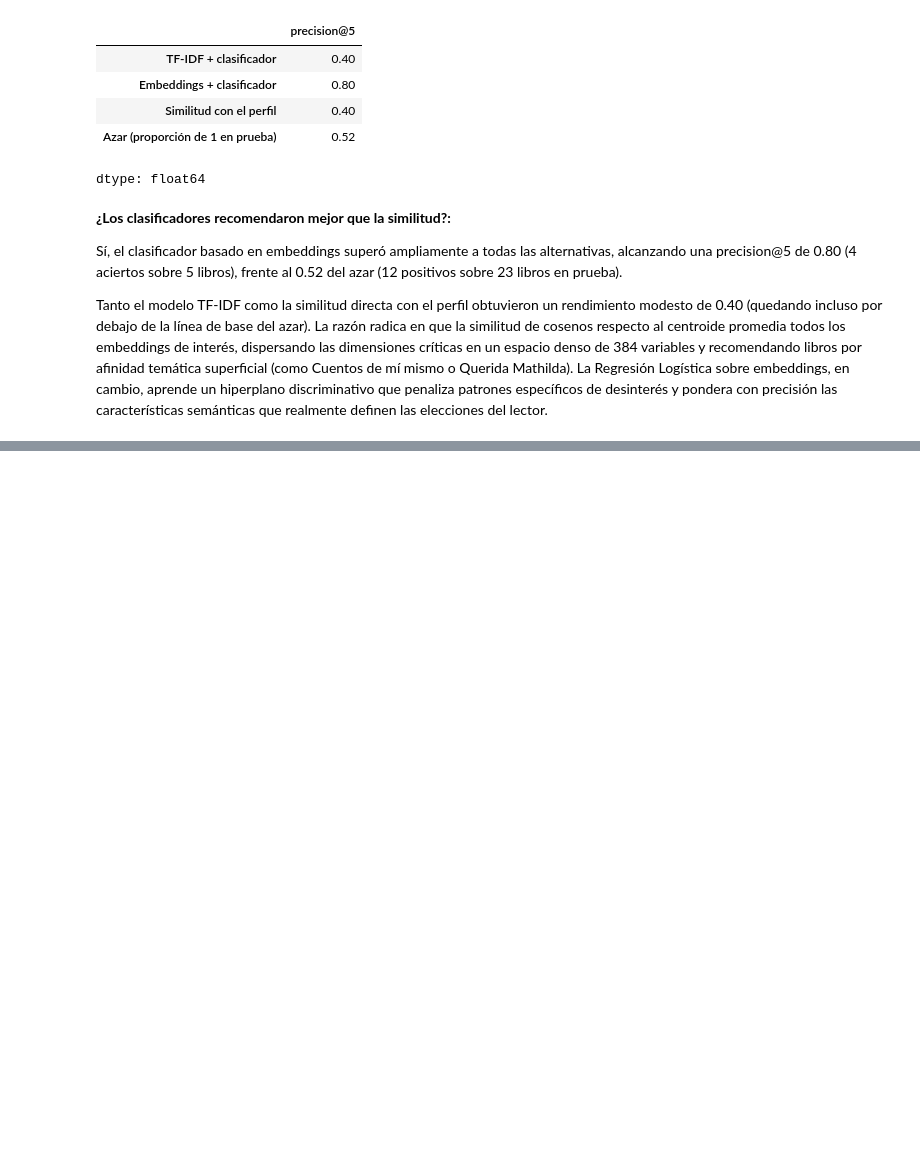
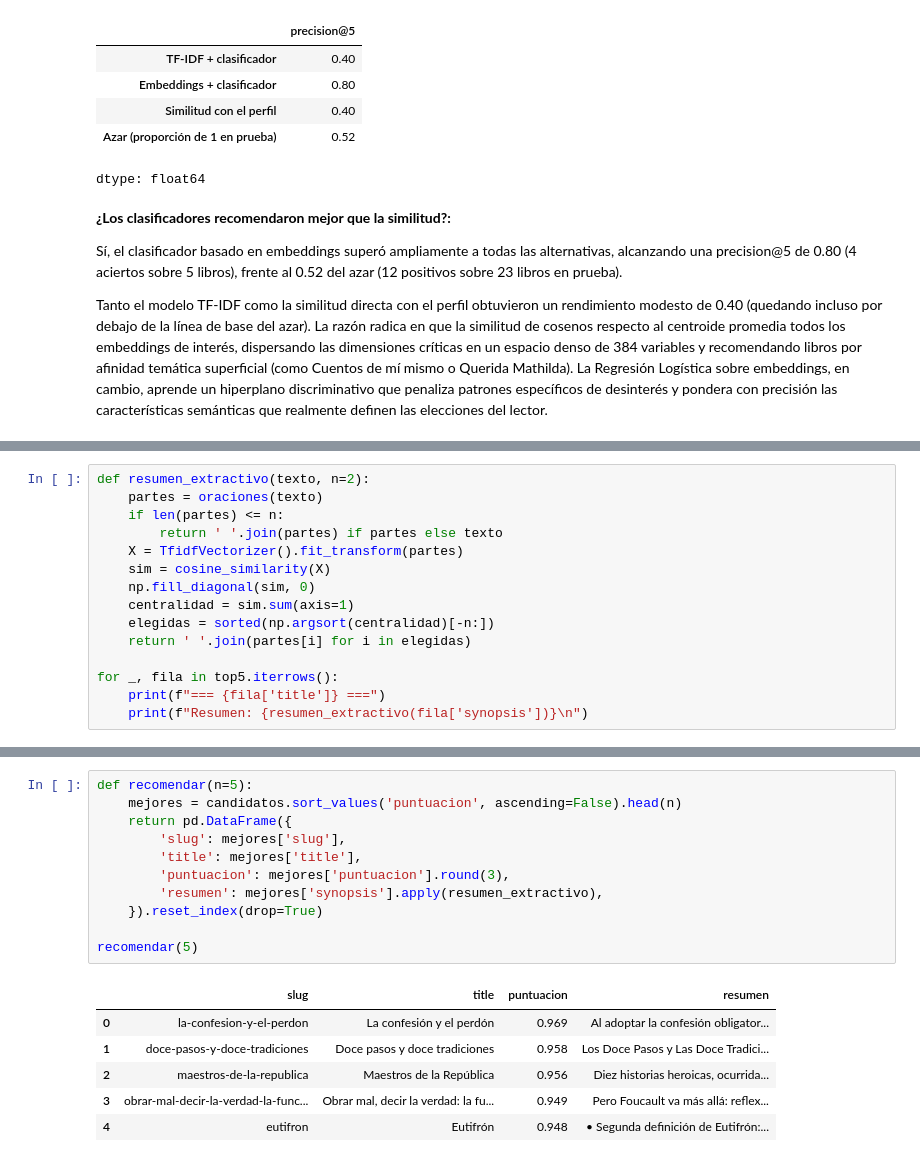
Before and after one commit to federicomaguirre/procesamiento-lenguaje-natural, a Jupyter notebook: tp3/TP3_marquardt_aguirre_venesia_zappala.ipynb, the cells around one changed output, grey strips where cells are left out. Cells and saved outputs as stored; diff of their text form; blank space fills up the shorter version.

Commit message:
Recomendar del catalogo completo con resumen extractivo y perfil del lector

```diff
--- a/tp3/TP3_marquardt_aguirre_venesia_zappala.ipynb
+++ b/tp3/TP3_marquardt_aguirre_venesia_zappala.ipynb
@@ -1474,0 +1538,15 @@ Tanto el modelo TF-IDF como la similitud directa con el perfil obtuvieron un ren
+# %%
+def resumen_extractivo(texto, n=2):
+    partes = oraciones(texto)
+    if len(partes) <= n:
+        return ' '.join(partes) if partes else texto
+    X = TfidfVectorizer().fit_transform(partes)
+    sim = cosine_similarity(X)
+    np.fill_diagonal(sim, 0)
+    centralidad = sim.sum(axis=1)
+    elegidas = sorted(np.argsort(centralidad)[-n:])
+    return ' '.join(partes[i] for i in elegidas)
+
+for _, fila in top5.iterrows():
+    print(f"=== {fila['title']} ===")
+    print(f"Resumen: {resumen_extractivo(fila['synopsis'])}\n")
@@ -1474,0 +1631,18 @@ Tanto el modelo TF-IDF como la similitud directa con el perfil obtuvieron un ren
+# %%
+def recomendar(n=5):
+    mejores = candidatos.sort_values('puntuacion', ascending=False).head(n)
+    return pd.DataFrame({
+        'slug': mejores['slug'],
+        'title': mejores['title'],
+        'puntuacion': mejores['puntuacion'].round(3),
+        'resumen': mejores['synopsis'].apply(resumen_extractivo),
+    }).reset_index(drop=True)
+
+recomendar(5)
+# %% [output]
+|  | slug | title | puntuacion | resumen |
+| 0 | la-confesion-y-el-perdon | La confesión y el perdón | 0.969 | Al adoptar la confesión obligator... |
+| 1 | doce-pasos-y-doce-tradiciones | Doce pasos y doce tradiciones | 0.958 | Los Doce Pasos y Las Doce Tradici... |
+| 2 | maestros-de-la-republica | Maestros de la República | 0.956 | Diez historias heroicas, ocurrida... |
+| 3 | obrar-mal-decir-la-verdad-la-func... | Obrar mal, decir la verdad: la fu... | 0.949 | Pero Foucault va más allá: reflex... |
+| 4 | eutifron | Eutifrón | 0.948 | • Segunda definición de Eutifrón:... |
```
Also changed, not shown: parts of 7 cells of this notebook.
